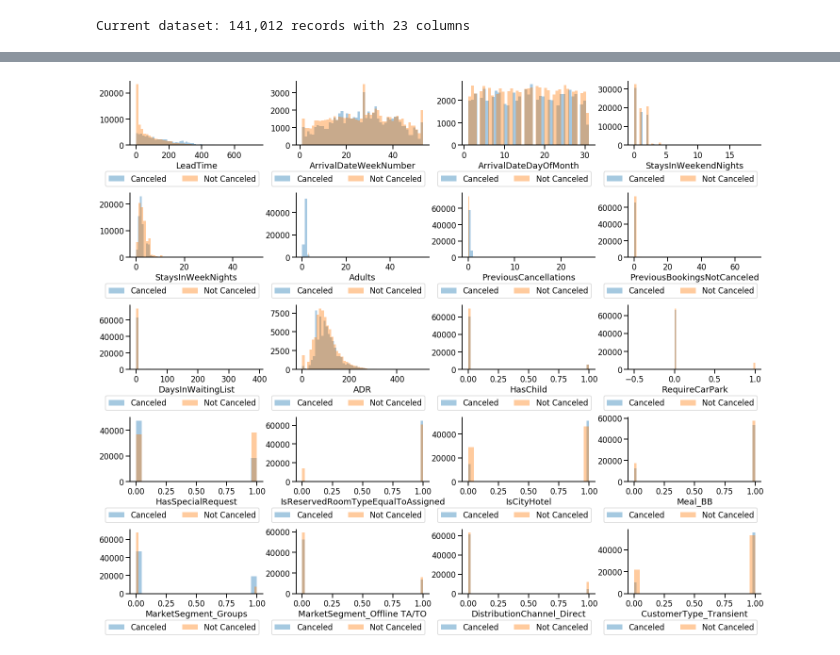
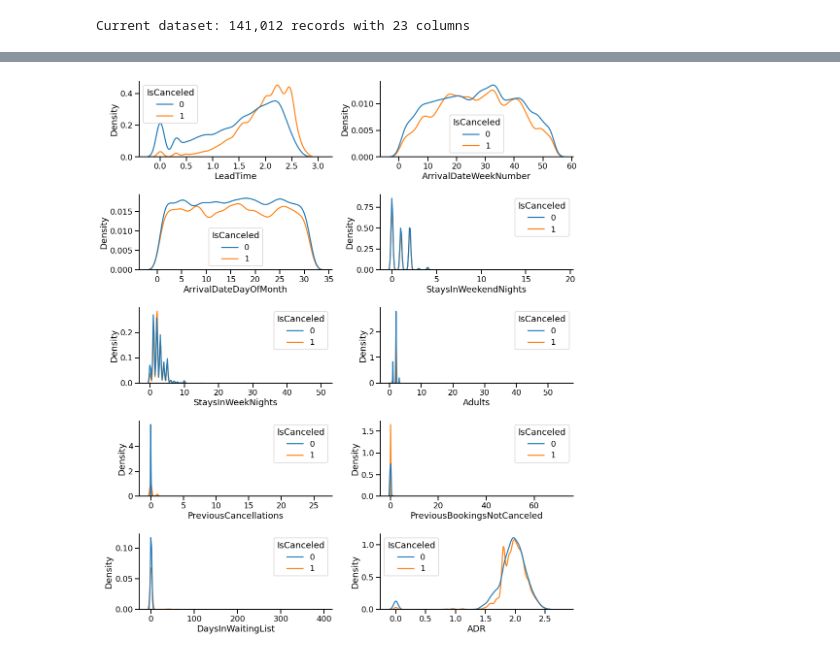
Before and after one commit to elvyna/hotel-booking-cancellation, a Jupyter notebook: 1-data-preparation-data-transformation.ipynb, the cells around one changed output, grey strips where cells are left out. Drawn from its saved outputs; the diff is of its cells as text; code cells hidden in the pictures.

Commit message:
Plot numeric attributes on transformed dataset

```diff
--- a/1-data-preparation-data-transformation.ipynb
+++ b/1-data-preparation-data-transformation.ipynb
@@ -664,37 +647,33 @@ df_hotel_transformed.columns
 # %%
-# ## plot the distribution of current dataset
-# cols = df_hotel_transformed.columns
-# cols = cols.drop(labels = ['IsTestSet','IsCanceled'])
+## plot the distribution of numeric values in the current dataset
+## exclude the target class
+cols = [
+    item[0] for item in df_hotel_transformed.dtypes if (
+        (item[1] != 'vector') & (item[1] != 'boolean') & (item[0] != 'IsCanceled')
+    )
+]
 
-# f, ax = plt.subplots(figsize = (24, 20), ncols = 4, nrows = 5)
-# plt.subplots_adjust(wspace = .25, hspace = .75)
+f, ax = plt.subplots(figsize = (16, 20), ncols = 2, nrows = 5)
+plt.subplots_adjust(wspace = .25, hspace = .5)
 
-# i = 0
-# j = 0
+i = 0
+j = 0
 
-# for col in cols:
-#     for flag in [True, False]:
-#         mask = (df_hotel_transformed['IsCanceled'] == flag)
-#         if flag:
-#             txt = 'Canceled'
-#         else:
-#             txt = 'Not Canceled'
+for col in cols:
+    sns.kdeplot(
+        data = df_hotel_transformed.select([col, 'IsCanceled']).toPandas(),
+        x = col,
+        hue = 'IsCanceled',
+        ax = ax[i][j]
+    )
+    ax[i][j].set_xlabel(col)
 
-#         sns.distplot(
-#             df_hotel_transformed[mask][col],
-#             kde = False,
-#             label = txt,
-#             ax = ax[i][j]
-#         )
+    if j == 1:
+        i += 1
+        j = 0
+    else:
+        j += 1
 
-#     ax[i][j].legend(bbox_to_anchor = [1, -.35], ncol = 2)
-
-#     if j == 3:
-#         i += 1
-#         j = 0
-#     else:
-#         j += 1
-
-# sns.despine();
+sns.despine();
 # %% [output]
-[figure, old version]
+[figure, new version]
```
Also changed, not shown: parts of 7 cells of this notebook.
